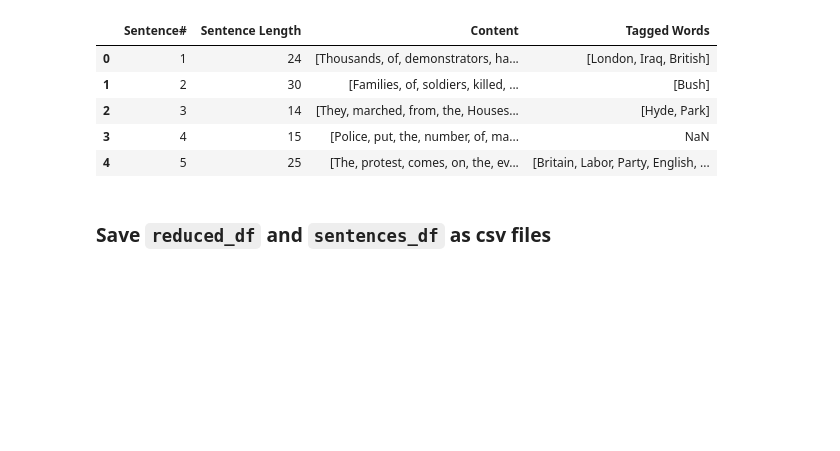
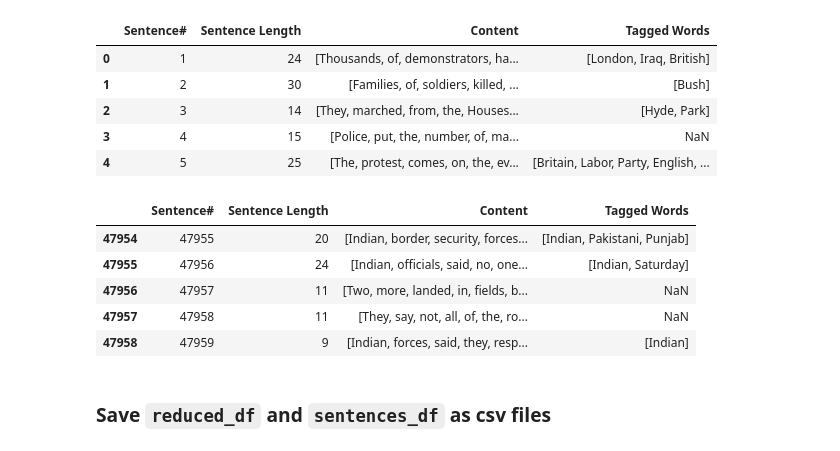
Before and after one commit to LaplaceCherub/glg-project, a Jupyter notebook: baseline_models/clustering_model_ying.ipynb, the cells around one changed output. Cells and saved outputs as stored; diff of their text form; code cells hidden in the pictures; blank space fills up the shorter version.

```diff
--- a/baseline_models/clustering_model_ying.ipynb
+++ b/baseline_models/clustering_model_ying.ipynb
@@ -34,7 +34,7 @@ sentences_df.head()
 # %%
 # drop column "Unnamed", reorder the remaining columns
 cols = ['Sentence#', 'Sentence Length']
-sentences_df = sentences_df.drop(columns=["Unnamed: 0"])
+sentences_df.drop(columns=["Unnamed: 0"], inplace=True)
 sentences_df = sentences_df[cols]
 # %%
 sentences_df.head()
@@ -124,7 +128,7 @@ reduced_df
 # %% [markdown]
 ###  Add `Content` column to `setentences_df`
 # %%
-df_grouped_temp = reduced_df.copy().groupby(['Sentence num']).sum()
+df_grouped_temp = reduced_df.copy().groupby(['Sentence #']).sum()
 # %%
 df_grouped_temp.head(2)
 # %% [output]
@@ -197,6 +201,15 @@ sentences_df.head()
 | 2 | 3 | 14 | [They, marched, from, the, Houses... | [Hyde, Park] |
 | 3 | 4 | 15 | [Police, put, the, number, of, ma... | NaN |
 | 4 | 5 | 25 | [The, protest, comes, on, the, ev... | [Britain, Labor, Party, English, ... |
+# %%
+sentences_df.tail()
+# %% [output]
+|  | Sentence# | Sentence Length | Content | Tagged Words |
+| 47954 | 47955 | 20 | [Indian, border, security, forces... | [Indian, Pakistani, Punjab] |
+| 47955 | 47956 | 24 | [Indian, officials, said, no, one... | [Indian, Saturday] |
+| 47956 | 47957 | 11 | [Two, more, landed, in, fields, b... | NaN |
+| 47957 | 47958 | 11 | [They, say, not, all, of, the, ro... | NaN |
+| 47958 | 47959 | 9 | [Indian, forces, said, they, resp... | [Indian] |
 # %% [markdown]
 ### Save `reduced_df` and `sentences_df` as csv files
 # %%
```
Also changed, not shown: parts of 15 cells of this notebook, 2 other files.
